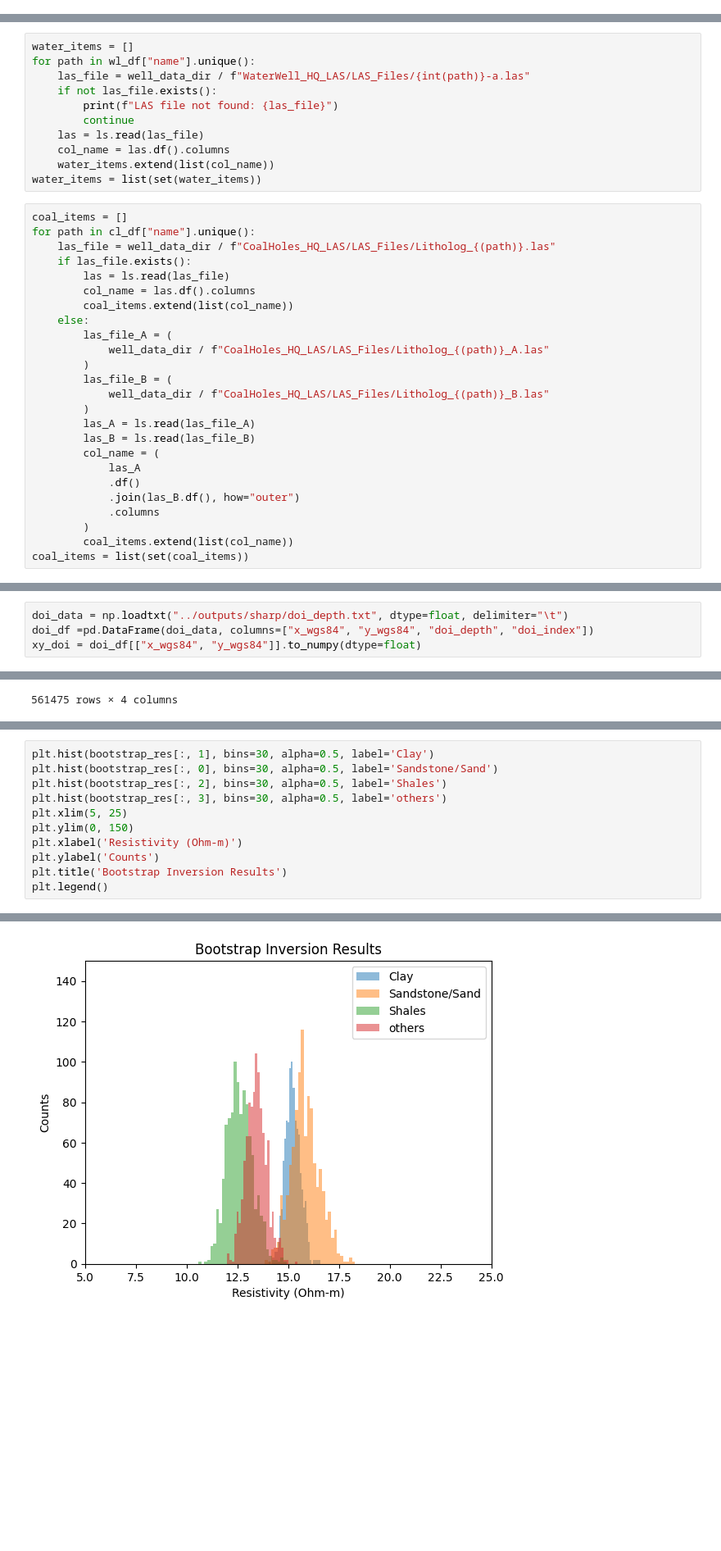
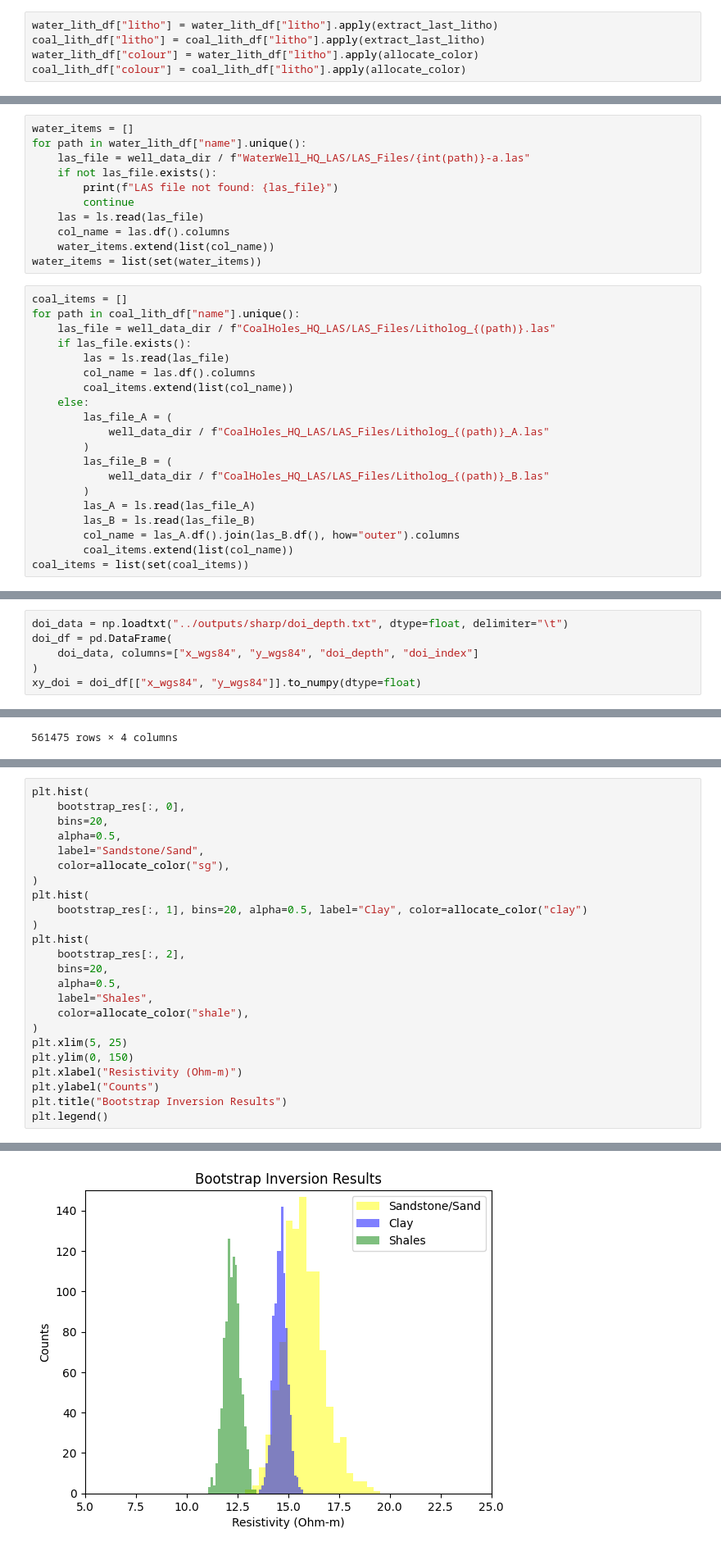
Before and after one commit to emgeolab/alberta_atem, a Jupyter notebook: notebooks/well_analysis.ipynb, the cells around one changed output, grey strips where cells are left out. Shown at 82% size. Saved outputs shown, nothing was run; the diff lists cells and outputs as text; blank space fills up the shorter version.

Commit message:
[mod] bootstrapping

```diff
--- a/notebooks/well_analysis.ipynb
+++ b/notebooks/well_analysis.ipynb
@@ -556,0 +562,5 @@ cl_df["litho"] = cl_df["litho"].apply(extract_last_litho)
+# %%
+water_lith_df["litho"] = water_lith_df["litho"].apply(extract_last_litho)
+coal_lith_df["litho"] = coal_lith_df["litho"].apply(extract_last_litho)
+water_lith_df["colour"] = water_lith_df["litho"].apply(allocate_color)
+coal_lith_df["colour"] = coal_lith_df["litho"].apply(allocate_color)
@@ -557,6 +585,6 @@ cl_df["litho"] = cl_df["litho"].apply(extract_last_litho)
 # %%
 water_items = []
-for path in wl_df["name"].unique():
+for path in water_lith_df["name"].unique():
     las_file = well_data_dir / f"WaterWell_HQ_LAS/LAS_Files/{int(path)}-a.las"
     if not las_file.exists():
         print(f"LAS file not found: {las_file}")
@@ -567,7 +595,7 @@ for path in wl_df["name"].unique():
 water_items = list(set(water_items))
 # %%
 coal_items = []
-for path in cl_df["name"].unique():
+for path in coal_lith_df["name"].unique():
     las_file = well_data_dir / f"CoalHoles_HQ_LAS/LAS_Files/Litholog_{(path)}.las"
     if las_file.exists():
         las = ls.read(las_file)
@@ -582,12 +610,7 @@ for path in cl_df["name"].unique():
         )
         las_A = ls.read(las_file_A)
         las_B = ls.read(las_file_B)
-        col_name = (
-            las_A
-            .df()
-            .join(las_B.df(), how="outer")
-            .columns
-        )
+        col_name = las_A.df().join(las_B.df(), how="outer").columns
         coal_items.extend(list(col_name))
 coal_items = list(set(coal_items))
 # %% [output]
@@ -904,6 +862,8 @@ array([111800., 111858., 111913., 127193., 140577., 141016., 153840.,
 # %%
 doi_data = np.loadtxt("../outputs/sharp/doi_depth.txt", dtype=float, delimiter="\t")
-doi_df =pd.DataFrame(doi_data, columns=["x_wgs84", "y_wgs84", "doi_depth", "doi_index"])
+doi_df = pd.DataFrame(
+    doi_data, columns=["x_wgs84", "y_wgs84", "doi_depth", "doi_index"]
+)
 xy_doi = doi_df[["x_wgs84", "y_wgs84"]].to_numpy(dtype=float)
 # %%
 def nearest_resistivity_at_xy(x, y):
@@ -1367,17 +1407,30 @@ Minimum resistivity: 10.59 Ohm-m
 # %%
-plt.hist(bootstrap_res[:, 1], bins=30, alpha=0.5, label='Clay')
-plt.hist(bootstrap_res[:, 0], bins=30, alpha=0.5, label='Sandstone/Sand')
-plt.hist(bootstrap_res[:, 2], bins=30, alpha=0.5, label='Shales')
-plt.hist(bootstrap_res[:, 3], bins=30, alpha=0.5, label='others')
+plt.hist(
+    bootstrap_res[:, 0],
+    bins=20,
+    alpha=0.5,
+    label="Sandstone/Sand",
+    color=allocate_color("sg"),
+)
+plt.hist(
+    bootstrap_res[:, 1], bins=20, alpha=0.5, label="Clay", color=allocate_color("clay")
+)
+plt.hist(
+    bootstrap_res[:, 2],
+    bins=20,
+    alpha=0.5,
+    label="Shales",
+    color=allocate_color("shale"),
+)
 plt.xlim(5, 25)
 plt.ylim(0, 150)
-plt.xlabel('Resistivity (Ohm-m)')
-plt.ylabel('Counts')
-plt.title('Bootstrap Inversion Results')
+plt.xlabel("Resistivity (Ohm-m)")
+plt.ylabel("Counts")
+plt.title("Bootstrap Inversion Results")
 plt.legend()
 # %% [output]
 <matplotlib.legend.Legend at 0x...>
-[figure, old version]
+[figure, new version]
 # %%
 # def calculate_aem_pixel_rho(depth:list, resistivity:list)->float:
 #     if len(depth) != len(resistivity) + 1:
```
Also changed, not shown: parts of 66 cells of this notebook.
